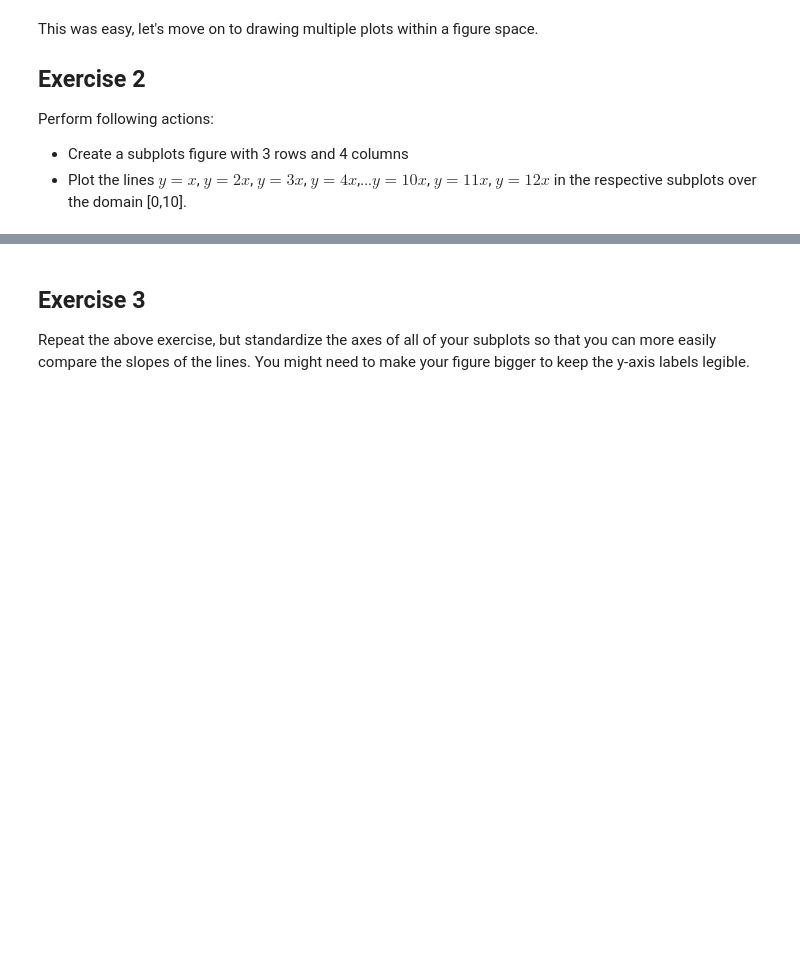
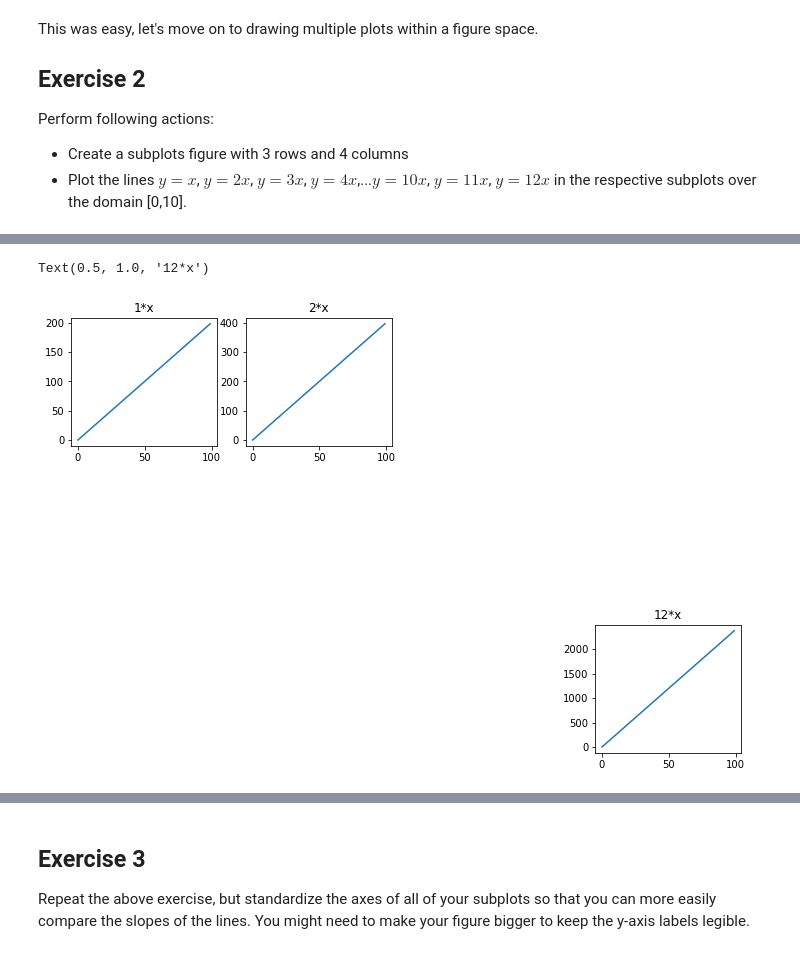
Before and after one commit to dquillao/dsc-more-practice-with-matplotlib-lab-online-ds-sp-000, a Jupyter notebook: index.ipynb, the cells around one changed output, grey strips where cells are left out. Cells and saved outputs as stored; diff of their text form; code cells hidden in the pictures; blank space fills up the shorter version.

```diff
--- a/index.ipynb
+++ b/index.ipynb
@@ -89,0 +87,17 @@ Perform following actions:
+# %%
+fig = plt.figure(figsize = (12,8))
+
+ax1 = plt.subplot(3,4,1)
+ax1.plot(x,y)
+ax1.set_title('1*x')
+
+ax2 = plt.subplot(3,4,2)
+ax2.plot(x,2 * y)
+ax2.set_title('2*x')
+
+ax12 = plt.subplot(3,4,12)
+ax12.plot(x,12 * y)
+ax12.set_title('12*x')
+# %% [output]
+Text(0.5, 1.0, '12*x')
+[figure, added]
```
Also changed, not shown: parts of 6 cells of this notebook.
